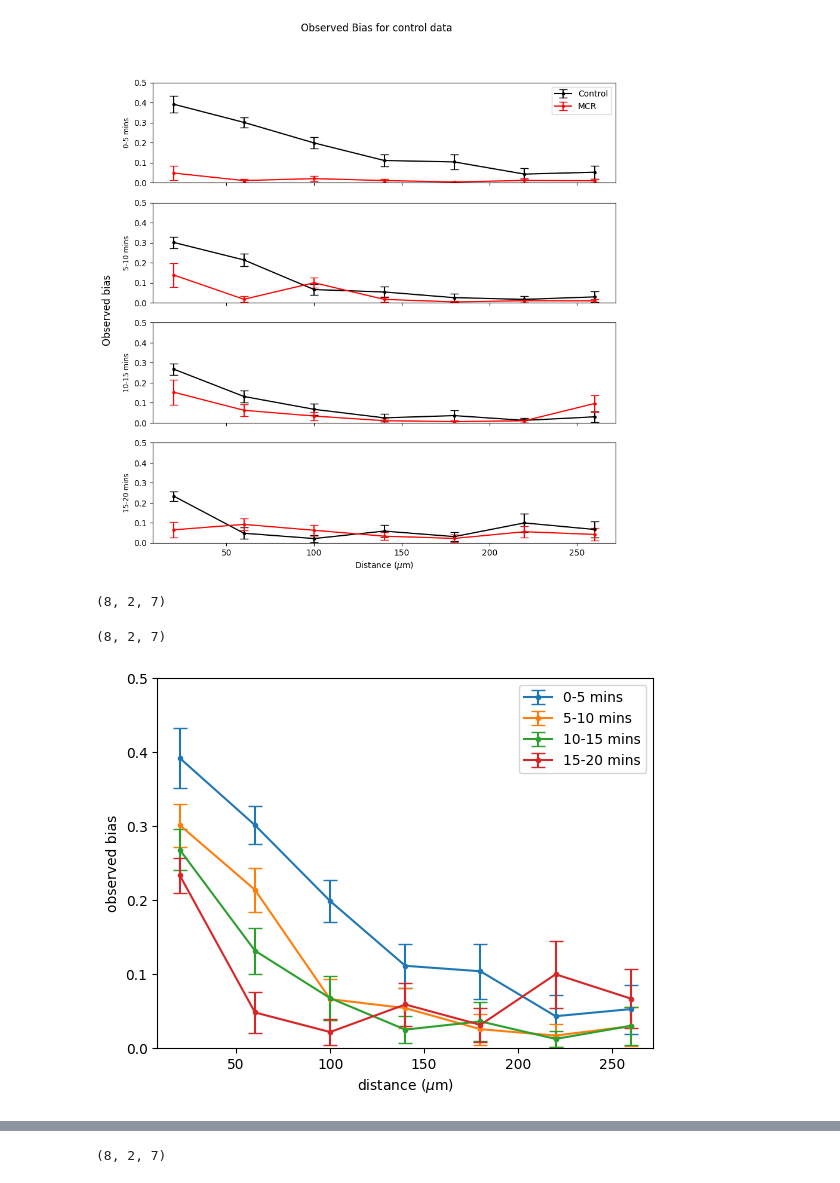
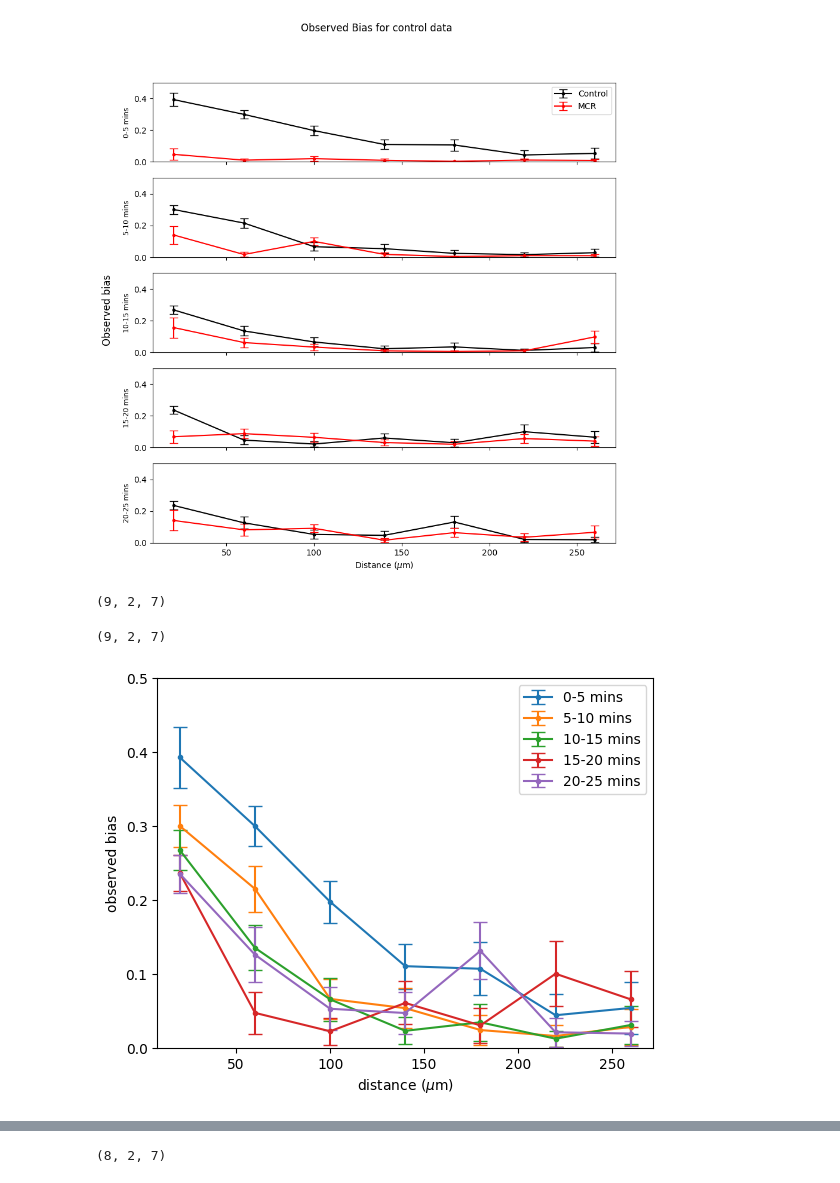
Before and after one commit to Schumacher-group/ImmuneCellMigrationAnalysis, a Jupyter notebook: Notebooks/Observed bias visualisation_revision.ipynb, the cells around one changed output, grey strips where cells are left out. Saved outputs shown, nothing was run; the diff lists cells and outputs as text; code cells hidden in the pictures.

Commit message:
redid BP inference with 20-25 min time-bin

```diff
--- a/Notebooks/Observed bias visualisation_revision.ipynb
+++ b/Notebooks/Observed bias visualisation_revision.ipynb
@@ -10,8 +10,8 @@ import numpy as np
 import pandas as pd
 # %%
 distance = [20, 60, 100, 140, 180, 220, 260]
-time = [2.5,5,7.5,10,12.5,15,17.5,20]
-time_labels = ["0-5","2.5-7.5","5-10","7.5-12.5","10-15","12.5-17.5","15-20","17.5-22.5"]
+time = [2.5,5,7.5,10,12.5,15,17.5,20,22.5]
+time_labels = ["0-5","2.5-7.5","5-10","7.5-12.5","10-15","12.5-17.5","15-20","17.5-22.5","20-25"]
 burn_in = 200
 # This function reads in previously run data from walker inference pipeline, and outputs the observed bias mean and std\
 # for the dataframe. The inputs are x,y which correspond to the file formats
@@ -71,34 +71,34 @@ plt.show()
 # %%
 
 stepSizeTimeBins = 2
-nTimeBins = int(np.round(len(time_labels)/stepSizeTimeBins))
+nTimeBins = int(np.round(len(time_labels)/stepSizeTimeBins))+1
 fig, ax = plt.subplots(nTimeBins, 1, figsize=(10, 10), sharex=True)
 fig.suptitle("Observed Bias for control data")
 for i in range(nTimeBins):
     meansC = []
     stdsC = []
     meansM = []
     stdsM = []
     for j in range(len(distance)):
         ObBiasC = bias_values_control(j, i*stepSizeTimeBins)
         ObBiasM = bias_values_mcr(j, i*stepSizeTimeBins)
 
         meansC.append(ObBiasC[0])
         stdsC.append(ObBiasC[1])
         meansM.append(ObBiasM[0])
         stdsM.append(ObBiasM[1])
     ax[i].errorbar(distance,meansC,yerr = stdsC,marker='o',markersize = 3,capsize = 5,color = 'k', label = "Control")
     ax[i].errorbar(distance,meansM,yerr = stdsM,marker='o',markersize = 3,capsize = 5,color = 'r', label = "MCR")
     ax[i].set_ylim(0,0.5)
     ax[i].set_ylabel(f"{time_labels[i*stepSizeTimeBins]} mins", rotation=90, size='small')
 plt.xlabel("Distance ($\mu$m)")
 ax[0].legend(loc='upper right')
 
 fig.text(0.04, 0.5, 'Observed bias', va='center', rotation='vertical', size = 'large')
 plt.savefig("Figures/Observed bias control & mcr_revision_data_nonoverlappingbins.pdf")
 plt.show()
 # %% [output]
-[figure, old version]
+[figure, new version]
 # %%
 # rearrange data to plot all time-points in one plot
 obs_bias_control = []
@@ -112,7 +112,7 @@ for i in range(len(time_labels)):
     obs_bias_control.append([meansC,stdsC])
 np.shape(obs_bias_control) # dimensions are 8 time points, [mean, std], 7 distances
 # %% [output]
-(8, 2, 7)
+(9, 2, 7)
 # %%
 obs_bias_mcr = []
 for i in range(len(time_labels)):
@@ -125,7 +125,7 @@ for i in range(len(time_labels)):
     obs_bias_mcr.append([meansM,stdsM])
 np.shape(obs_bias_mcr)# dimensions are 8 time points, [mean, std], 7 distances
 # %% [output]
-(8, 2, 7)
+(9, 2, 7)
 # %%
 xoffset = 0#1.0
 xoffsetstart = 0# -len(time_labels)/stepSizeTimeBins/2*xoffset
@@ -140,7 +140,7 @@ plt.savefig("Figures/Observed_bias_control_revision.pdf")
 
 plt.show()
 # %% [output]
-[figure, old version]
+[figure, new version]
 # %%
 for i in range(0,len(time_labels),stepSizeTimeBins):
     plt.errorbar(np.array(distance)+xoffsetstart+i*xoffset, obs_bias_mcr[i][0], yerr=obs_bias_mcr[i][1],marker='o',markersize = 3,capsize = 5,label = f"{time_labels[i]} mins")
```
Also changed, not shown: parts of 2 cells of this notebook, 1 other file.
